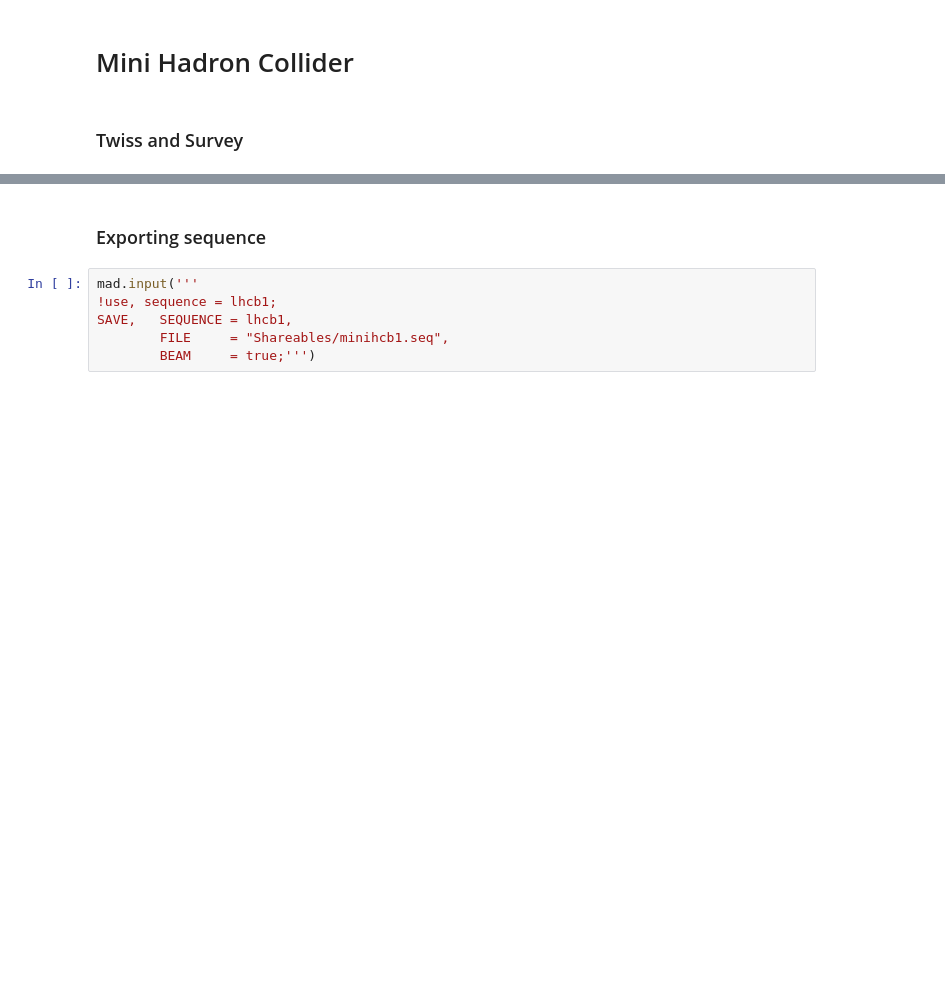
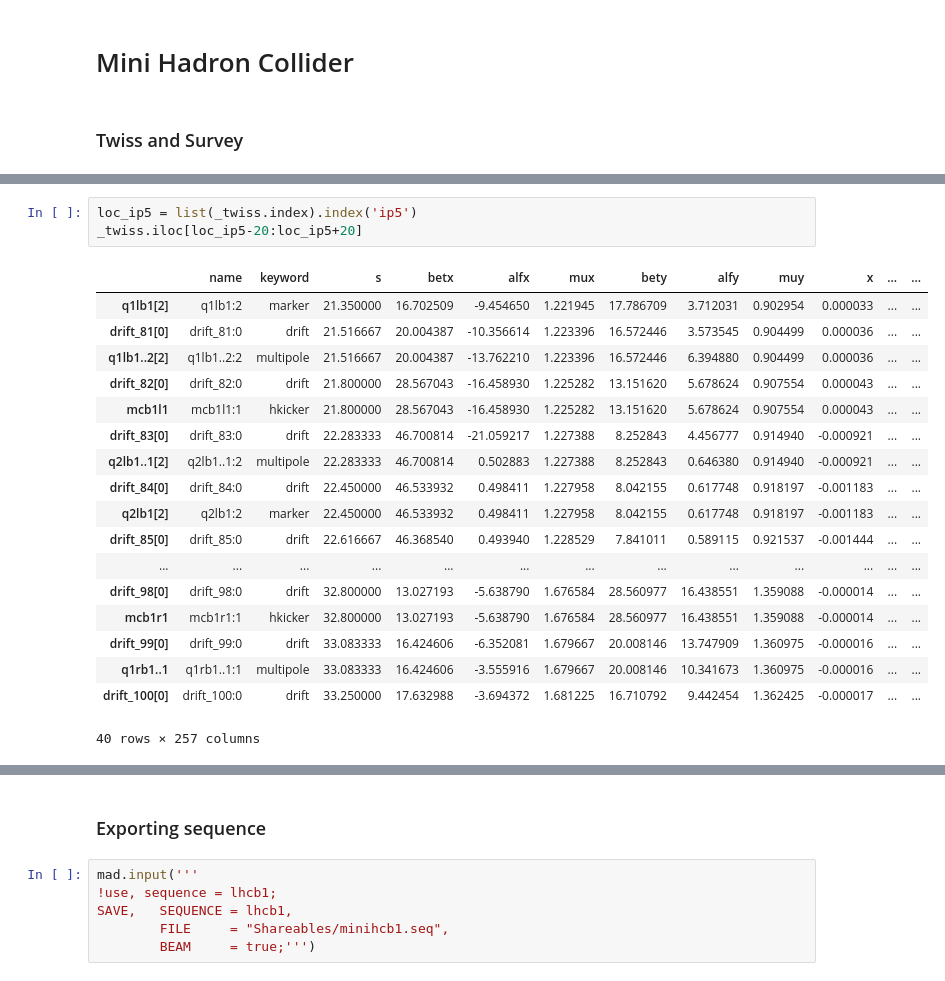
Before and after one commit to pbelange/MiniHC, a Jupyter notebook: MiniHC.ipynb, the cells around one changed output, grey strips where cells are left out. Saved outputs shown, nothing was run; the diff lists cells and outputs as text; blank space fills up the shorter version.

```diff
--- a/MiniHC.ipynb
+++ b/MiniHC.ipynb
@@ -82,0 +225,22 @@ plt.tight_layout()
+# %%
+loc_ip5 = list(_twiss.index).index('ip5')
+_twiss.iloc[loc_ip5-20:loc_ip5+20]
+# %% [output]
+|  | name | keyword | s | betx | alfx | mux | bety | alfy | muy | x | ... | ... |
+| q1lb1[2] | q1lb1:2 | marker | 21.350000 | 16.702509 | -9.454650 | 1.221945 | 17.786709 | 3.712031 | 0.902954 | 0.000033 | ... | ... |
+| drift_81[0] | drift_81:0 | drift | 21.516667 | 20.004387 | -10.356614 | 1.223396 | 16.572446 | 3.573545 | 0.904499 | 0.000036 | ... | ... |
+| q1lb1..2[2] | q1lb1..2:2 | multipole | 21.516667 | 20.004387 | -13.762210 | 1.223396 | 16.572446 | 6.394880 | 0.904499 | 0.000036 | ... | ... |
+| drift_82[0] | drift_82:0 | drift | 21.800000 | 28.567043 | -16.458930 | 1.225282 | 13.151620 | 5.678624 | 0.907554 | 0.000043 | ... | ... |
+| mcb1l1 | mcb1l1:1 | hkicker | 21.800000 | 28.567043 | -16.458930 | 1.225282 | 13.151620 | 5.678624 | 0.907554 | 0.000043 | ... | ... |
+| drift_83[0] | drift_83:0 | drift | 22.283333 | 46.700814 | -21.059217 | 1.227388 | 8.252843 | 4.456777 | 0.914940 | -0.000921 | ... | ... |
+| q2lb1..1[2] | q2lb1..1:2 | multipole | 22.283333 | 46.700814 | 0.502883 | 1.227388 | 8.252843 | 0.646380 | 0.914940 | -0.000921 | ... | ... |
+| drift_84[0] | drift_84:0 | drift | 22.450000 | 46.533932 | 0.498411 | 1.227958 | 8.042155 | 0.617748 | 0.918197 | -0.001183 | ... | ... |
+| q2lb1[2] | q2lb1:2 | marker | 22.450000 | 46.533932 | 0.498411 | 1.227958 | 8.042155 | 0.617748 | 0.918197 | -0.001183 | ... | ... |
+| drift_85[0] | drift_85:0 | drift | 22.616667 | 46.368540 | 0.493940 | 1.228529 | 7.841011 | 0.589115 | 0.921537 | -0.001444 | ... | ... |
+| ... | ... | ... | ... | ... | ... | ... | ... | ... | ... | ... | ... | ... |
+| drift_98[0] | drift_98:0 | drift | 32.800000 | 13.027193 | -5.638790 | 1.676584 | 28.560977 | 16.438551 | 1.359088 | -0.000014 | ... | ... |
+| mcb1r1 | mcb1r1:1 | hkicker | 32.800000 | 13.027193 | -5.638790 | 1.676584 | 28.560977 | 16.438551 | 1.359088 | -0.000014 | ... | ... |
+| drift_99[0] | drift_99:0 | drift | 33.083333 | 16.424606 | -6.352081 | 1.679667 | 20.008146 | 13.747909 | 1.360975 | -0.000016 | ... | ... |
+| q1rb1..1 | q1rb1..1:1 | multipole | 33.083333 | 16.424606 | -3.555916 | 1.679667 | 20.008146 | 10.341673 | 1.360975 | -0.000016 | ... | ... |
+| drift_100[0] | drift_100:0 | drift | 33.250000 | 17.632988 | -3.694372 | 1.681225 | 16.710792 | 9.442454 | 1.362425 | -0.000017 | ... | ... |
+40 rows × 257 columns
```
Also changed, not shown: parts of 5 cells of this notebook, 1 other file.
